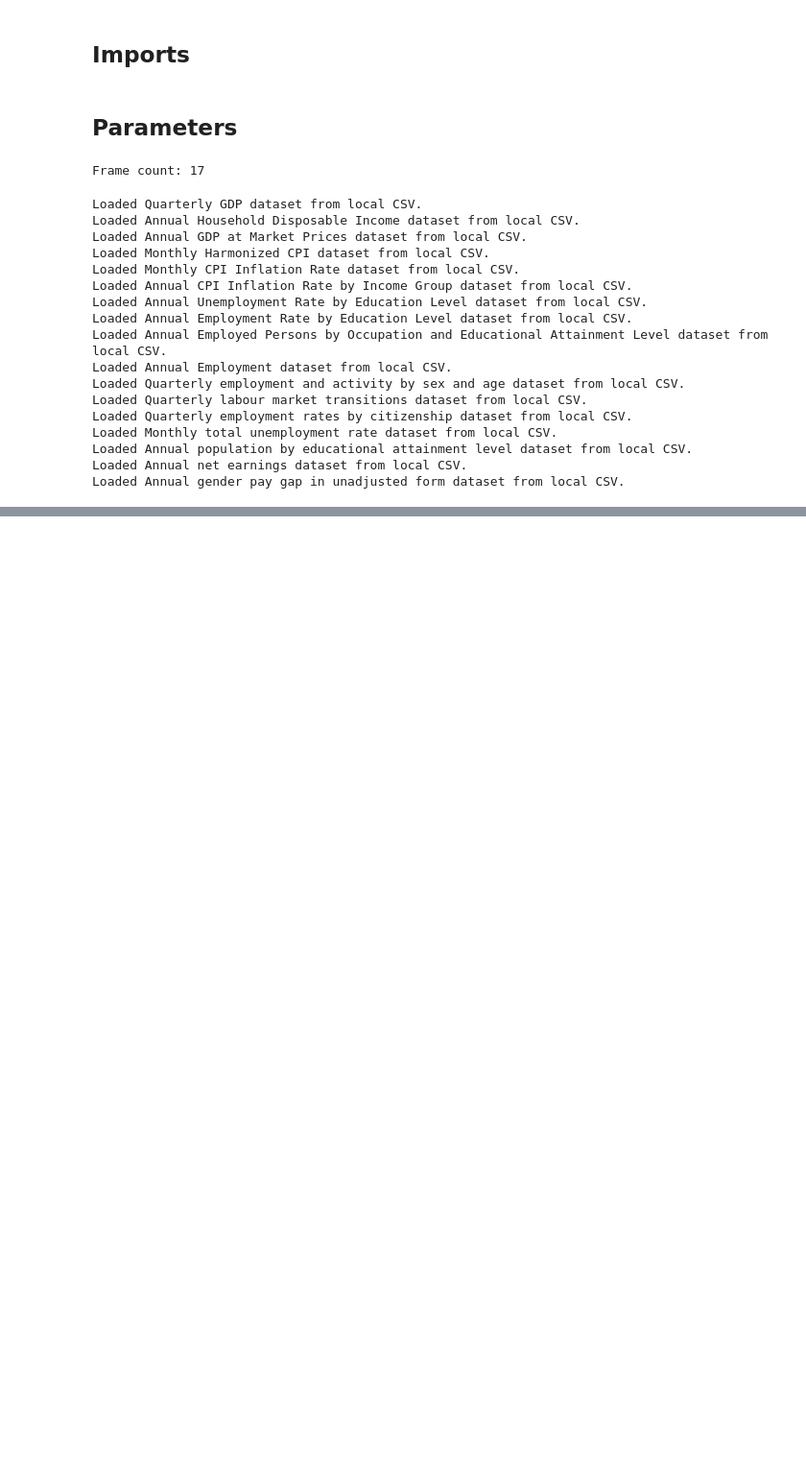
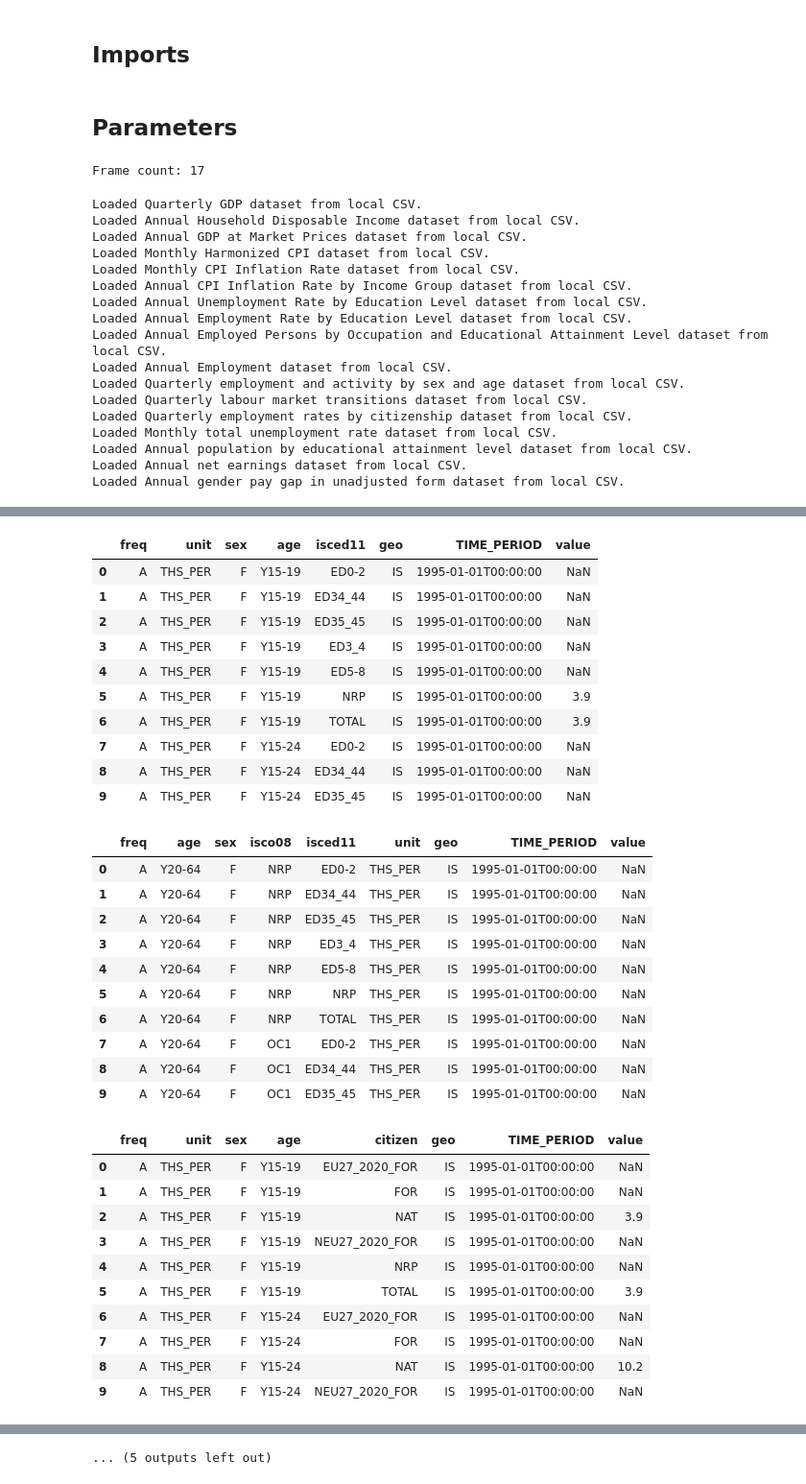
Before and after one commit to muffindud/iceland-data-analysis, a Jupyter notebook: main.ipynb, the cells around one changed output, grey strips where cells are left out. Shown: that part at 96% size. Cells and saved outputs as stored; diff of their text form; code cells hidden in the pictures; blank space fills up the shorter version.

```diff
--- a/main.ipynb
+++ b/main.ipynb
@@ -309 +343,15 @@ for frame in DATAFRAMES:
 ... (21 outputs left out)
+# %%
+for frame in DATAFRAMES:
+    column_names = frame.dataframe.columns.tolist()
+    time_period_index = column_names.index("geo")
+    data_columns = column_names[time_period_index + 1 :]
+    id_cols = column_names[: time_period_index + 1]
+
+    df_melted = frame.dataframe.melt(id_vars=id_cols, value_vars=data_columns, var_name="TIME_PERIOD", value_name="value")
+    frame.melted_dataframe = df_melted
+    display(frame.melted_dataframe.head(10))
+
+    os.makedirs("melted_data", exist_ok=True)
+    frame.melted_dataframe.to_csv(os.path.join("melted_data", frame.file_name), index=False)
+# %% [output]
@@ -309,0 +435,33 @@ for frame in DATAFRAMES:
+|  | freq | unit | sex | age | isced11 | geo | TIME_PERIOD | value |
+| 0 | A | THS_PER | F | Y15-19 | ED0-2 | IS | 1995-01-01T00:00:00 | NaN |
+| 1 | A | THS_PER | F | Y15-19 | ED34_44 | IS | 1995-01-01T00:00:00 | NaN |
+| 2 | A | THS_PER | F | Y15-19 | ED35_45 | IS | 1995-01-01T00:00:00 | NaN |
+| 3 | A | THS_PER | F | Y15-19 | ED3_4 | IS | 1995-01-01T00:00:00 | NaN |
+| 4 | A | THS_PER | F | Y15-19 | ED5-8 | IS | 1995-01-01T00:00:00 | NaN |
+| 5 | A | THS_PER | F | Y15-19 | NRP | IS | 1995-01-01T00:00:00 | 3.9 |
+| 6 | A | THS_PER | F | Y15-19 | TOTAL | IS | 1995-01-01T00:00:00 | 3.9 |
+| 7 | A | THS_PER | F | Y15-24 | ED0-2 | IS | 1995-01-01T00:00:00 | NaN |
+| 8 | A | THS_PER | F | Y15-24 | ED34_44 | IS | 1995-01-01T00:00:00 | NaN |
+| 9 | A | THS_PER | F | Y15-24 | ED35_45 | IS | 1995-01-01T00:00:00 | NaN |
+|  | freq | age | sex | isco08 | isced11 | unit | geo | TIME_PERIOD | value |
+| 0 | A | Y20-64 | F | NRP | ED0-2 | THS_PER | IS | 1995-01-01T00:00:00 | NaN |
+| 1 | A | Y20-64 | F | NRP | ED34_44 | THS_PER | IS | 1995-01-01T00:00:00 | NaN |
+| 2 | A | Y20-64 | F | NRP | ED35_45 | THS_PER | IS | 1995-01-01T00:00:00 | NaN |
+| 3 | A | Y20-64 | F | NRP | ED3_4 | THS_PER | IS | 1995-01-01T00:00:00 | NaN |
+| 4 | A | Y20-64 | F | NRP | ED5-8 | THS_PER | IS | 1995-01-01T00:00:00 | NaN |
+| 5 | A | Y20-64 | F | NRP | NRP | THS_PER | IS | 1995-01-01T00:00:00 | NaN |
+| 6 | A | Y20-64 | F | NRP | TOTAL | THS_PER | IS | 1995-01-01T00:00:00 | NaN |
+| 7 | A | Y20-64 | F | OC1 | ED0-2 | THS_PER | IS | 1995-01-01T00:00:00 | NaN |
+| 8 | A | Y20-64 | F | OC1 | ED34_44 | THS_PER | IS | 1995-01-01T00:00:00 | NaN |
+| 9 | A | Y20-64 | F | OC1 | ED35_45 | THS_PER | IS | 1995-01-01T00:00:00 | NaN |
+|  | freq | unit | sex | age | citizen | geo | TIME_PERIOD | value |
+| 0 | A | THS_PER | F | Y15-19 | EU27_2020_FOR | IS | 1995-01-01T00:00:00 | NaN |
+| 1 | A | THS_PER | F | Y15-19 | FOR | IS | 1995-01-01T00:00:00 | NaN |
+| 2 | A | THS_PER | F | Y15-19 | NAT | IS | 1995-01-01T00:00:00 | 3.9 |
+| 3 | A | THS_PER | F | Y15-19 | NEU27_2020_FOR | IS | 1995-01-01T00:00:00 | NaN |
+| 4 | A | THS_PER | F | Y15-19 | NRP | IS | 1995-01-01T00:00:00 | NaN |
+| 5 | A | THS_PER | F | Y15-19 | TOTAL | IS | 1995-01-01T00:00:00 | 3.9 |
+| 6 | A | THS_PER | F | Y15-24 | EU27_2020_FOR | IS | 1995-01-01T00:00:00 | NaN |
+| 7 | A | THS_PER | F | Y15-24 | FOR | IS | 1995-01-01T00:00:00 | NaN |
+| 8 | A | THS_PER | F | Y15-24 | NAT | IS | 1995-01-01T00:00:00 | 10.2 |
+| 9 | A | THS_PER | F | Y15-24 | NEU27_2020_FOR | IS | 1995-01-01T00:00:00 | NaN |
@@ -309,0 +490 @@ for frame in DATAFRAMES:
+... (5 outputs left out)
```
Also changed, not shown: parts of 3 cells of this notebook, 1 other file.
